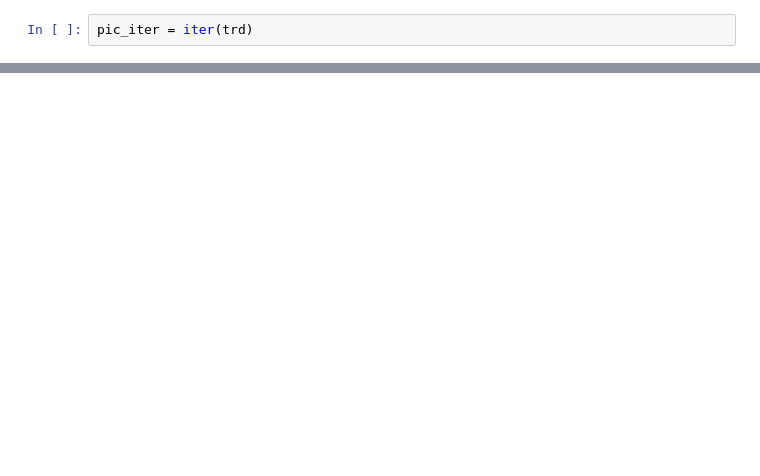
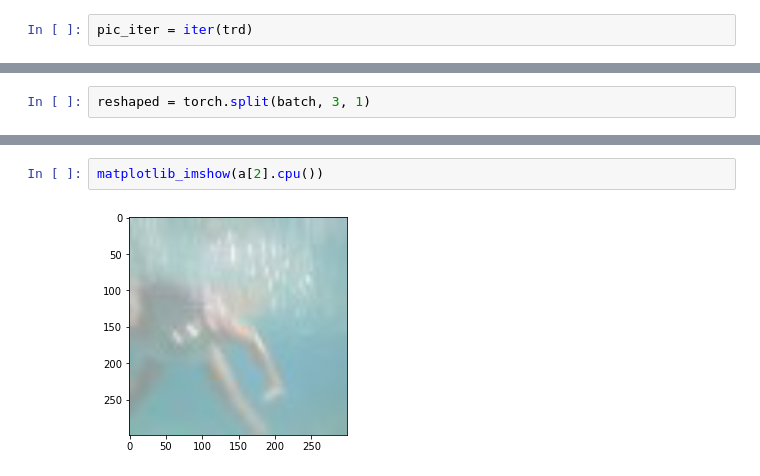
Before and after one commit to g-peery/stability-training, a Jupyter notebook: Model.ipynb, the cells around one changed output, grey strips where cells are left out. Drawn from its saved outputs; the diff is of its cells as text; blank space fills up the shorter version.

```diff
--- a/Model.ipynb
+++ b/Model.ipynb
@@ -955,0 +980,2 @@ fig.show()
+# %%
+reshaped = torch.split(batch, 3, 1)
@@ -955,0 +987,4 @@ fig.show()
+# %%
+matplotlib_imshow(a[2].cpu())
+# %% [output]
+[figure, added]
```
Also changed, not shown: parts of 39 cells of this notebook.
